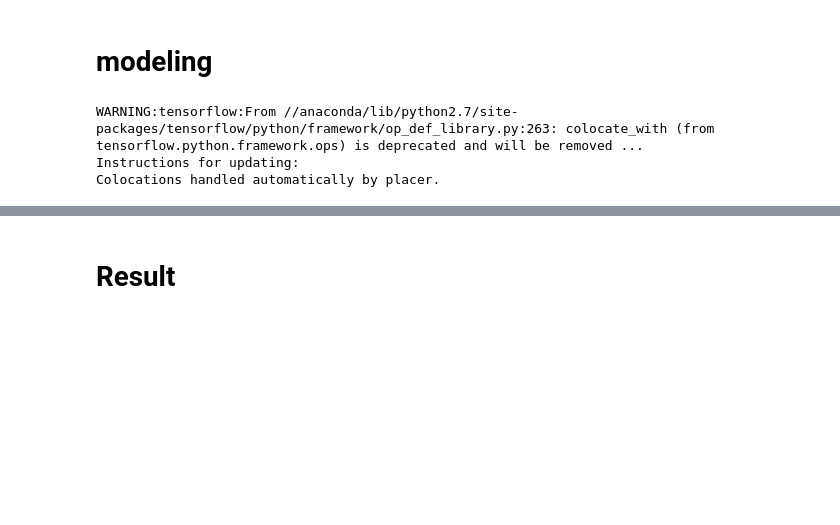
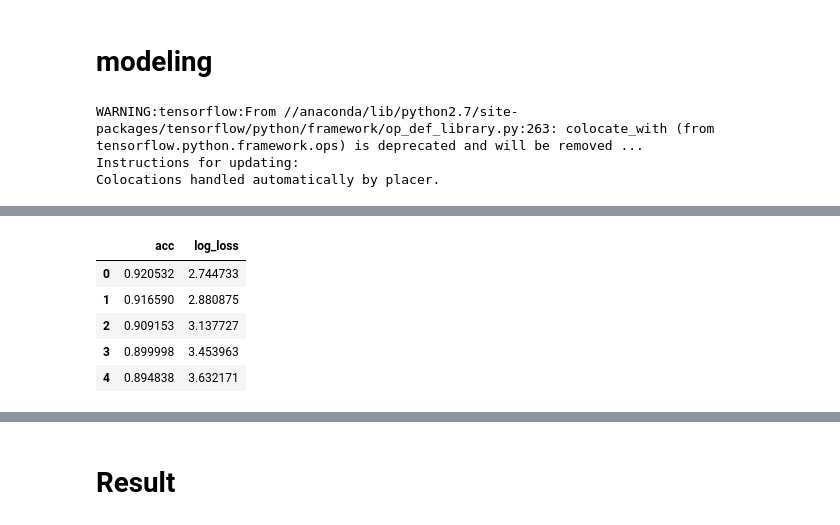
Before and after one commit to johniselin/info254_sfo_police, a Jupyter notebook: RNN_with_cv.ipynb, the cells around one changed output, grey strips where cells are left out. Cells and saved outputs as stored; diff of their text form; code cells hidden in the pictures; blank space fills up the shorter version.

```diff
--- a/RNN_with_cv.ipynb
+++ b/RNN_with_cv.ipynb
@@ -296,0 +308,11 @@ Epoch 139/500
+# %%
+# test metrics for baseline
+test_scores_df.to_csv("./results/test_scores_base.csv", index=False)
+test_scores_df
+# %% [output]
+|  | acc | log_loss |
+| 0 | 0.920532 | 2.744733 |
+| 1 | 0.916590 | 2.880875 |
+| 2 | 0.909153 | 3.137727 |
+| 3 | 0.899998 | 3.453963 |
+| 4 | 0.894838 | 3.632171 |
```
Also changed, not shown: parts of 8 cells of this notebook, 3 other files.
